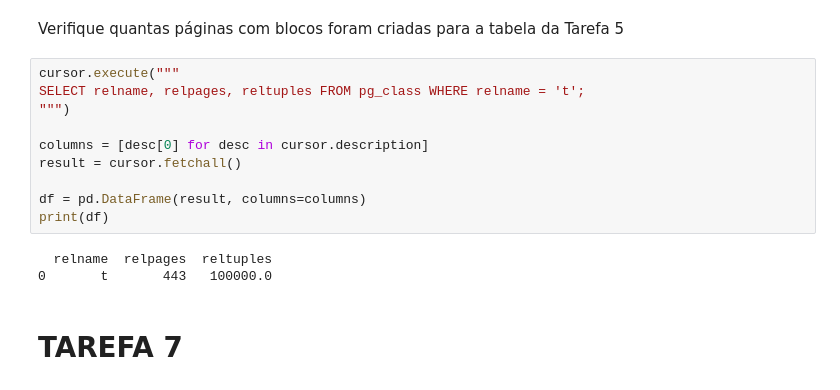
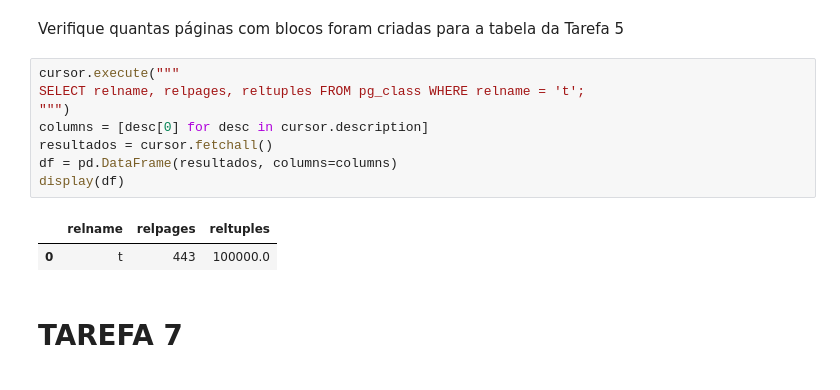
Before and after one commit to MVP-Willian/TP3_BD1_2025-02, a Jupyter notebook: Tarefas_michael.ipynb, the cells around one changed output. Saved outputs shown, nothing was run; the diff lists cells and outputs as text.

```diff
--- a/Tarefas_michael.ipynb
+++ b/Tarefas_michael.ipynb
@@ -142,16 +172,14 @@ Verifique quantas páginas com blocos foram criadas para a tabela da Tarefa 5
 # %%
 cursor.execute("""
 SELECT relname, relpages, reltuples FROM pg_class WHERE relname = 't';
 """)
-
 columns = [desc[0] for desc in cursor.description]
-result = cursor.fetchall()
-
-df = pd.DataFrame(result, columns=columns)
-print(df)
+resultados = cursor.fetchall()
+df = pd.DataFrame(resultados, columns=columns)
+display(df)
 # %% [output]
-  relname  relpages  reltuples
-0       t       443   100000.0
+|  | relname | relpages | reltuples |
+| 0 | t | 443 | 100000.0 |
 # %% [markdown]
 # TAREFA 7
 # %% [markdown]
```
Also changed, not shown: parts of 19 cells of this notebook, 1 other file.
